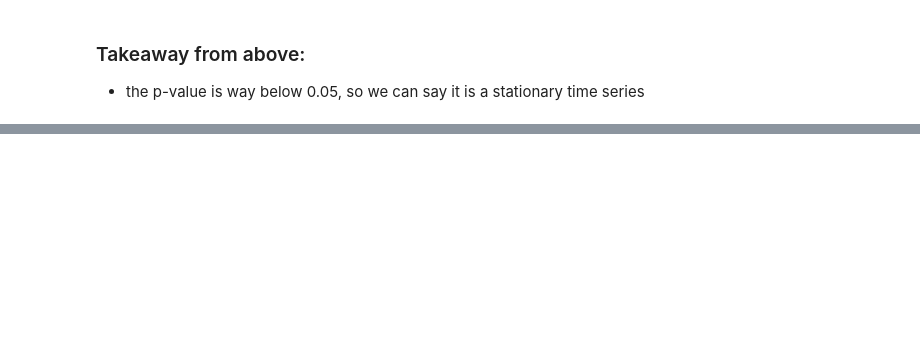
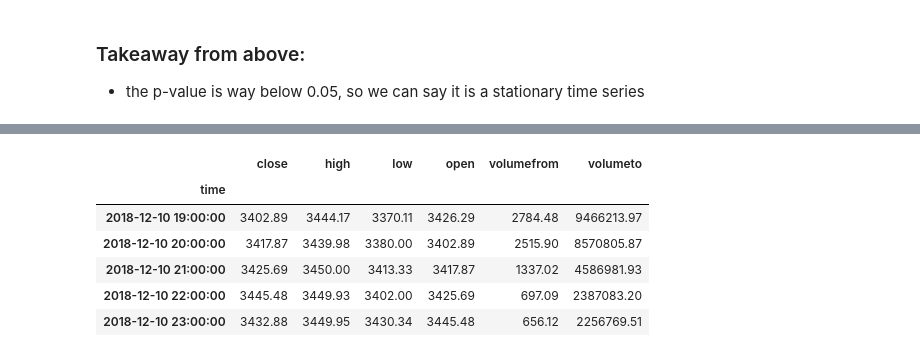
Before and after one commit to ycxmichael/CMPT733_CryptoCurrency_Project, a Jupyter notebook: Feature_Explore_Test.ipynb, the cells around one changed output, grey strips where cells are left out. Cells and saved outputs as stored; diff of their text form; code cells hidden in the pictures; blank space fills up the shorter version.

```diff
--- a/Feature_Explore_Test.ipynb
+++ b/Feature_Explore_Test.ipynb
@@ -168 +192,20 @@ dtype: float64
+# %%
+# try explore hourly data instead of daily data
+endpoint = 'https://min-api.cryptocompare.com/data/histohour'
+BTC_OKEX = requests.get(endpoint + '?fsym=BTC&tsym=USDT&limit=2000&e=OKEX')
+BTC_Binance = requests.get(endpoint + '?fsym=BTC&tsym=USDT&limit=2000&e=Binance')
+BTC_OKEX = pd.DataFrame(json.loads(BTC_OKEX.content)['Data'])
+BTC_OKEX = BTC_OKEX.set_index('time')
+BTC_OKEX.index = pd.to_datetime(BTC_OKEX.index, unit='s')
+BTC_Binance = pd.DataFrame(json.loads(BTC_Binance.content)['Data'])
+BTC_Binance = BTC_Binance.set_index('time')
+BTC_Binance.index = pd.to_datetime(BTC_Binance.index, unit='s')
+# %% [output]
+|  | close | high | low | open | volumefrom | volumeto |
+| time |  |  |  |  |  |  |
+| 2018-12-10 19:00:00 | 3402.89 | 3444.17 | 3370.11 | 3426.29 | 2784.48 | 9466213.97 |
+| 2018-12-10 20:00:00 | 3417.87 | 3439.98 | 3380.00 | 3402.89 | 2515.90 | 8570805.87 |
+| 2018-12-10 21:00:00 | 3425.69 | 3450.00 | 3413.33 | 3417.87 | 1337.02 | 4586981.93 |
+| 2018-12-10 22:00:00 | 3445.48 | 3449.93 | 3402.00 | 3425.69 | 697.09 | 2387083.20 |
+| 2018-12-10 23:00:00 | 3432.88 | 3449.95 | 3430.34 | 3445.48 | 656.12 | 2256769.51 |
 # %%
```
Also changed, not shown: parts of 15 cells of this notebook.
